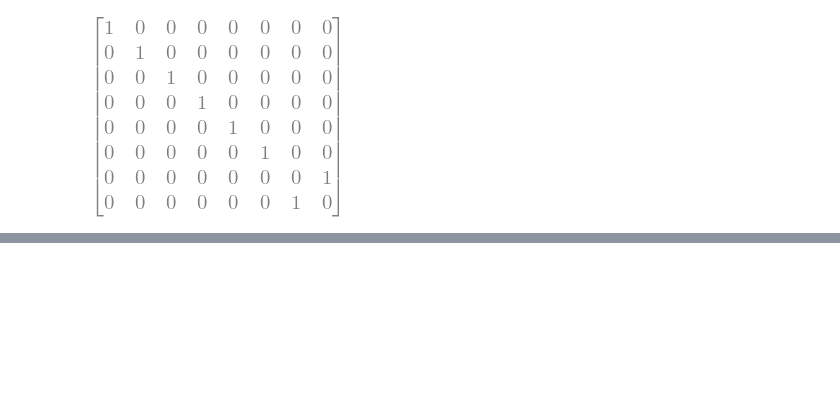
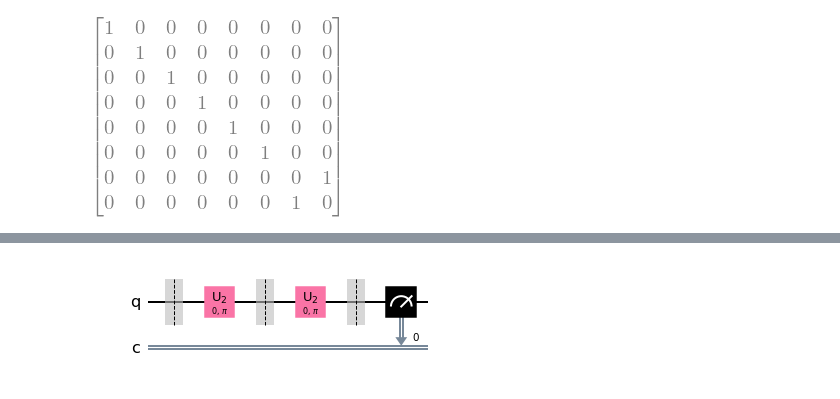
Before and after one commit to abbarreto/qiskit, a Jupyter notebook: 01_gates.ipynb, the cells around one changed output, grey strips where cells are left out. Cells and saved outputs as stored; diff of their text form; code cells hidden in the pictures; blank space fills up the shorter version.

```diff
--- a/01_gates.ipynb
+++ b/01_gates.ipynb
@@ -191,0 +207,4 @@ CCX = tp(proj(cb(2,0)),id(4)) + tp(proj(cb(2,1)),Cx12); CCX
+# %%
+qc.decompose().draw(output = 'mpl')
+# %% [output]
+[figure, added]
```
Also changed, not shown: parts of 17 cells of this notebook, 1 other file.
